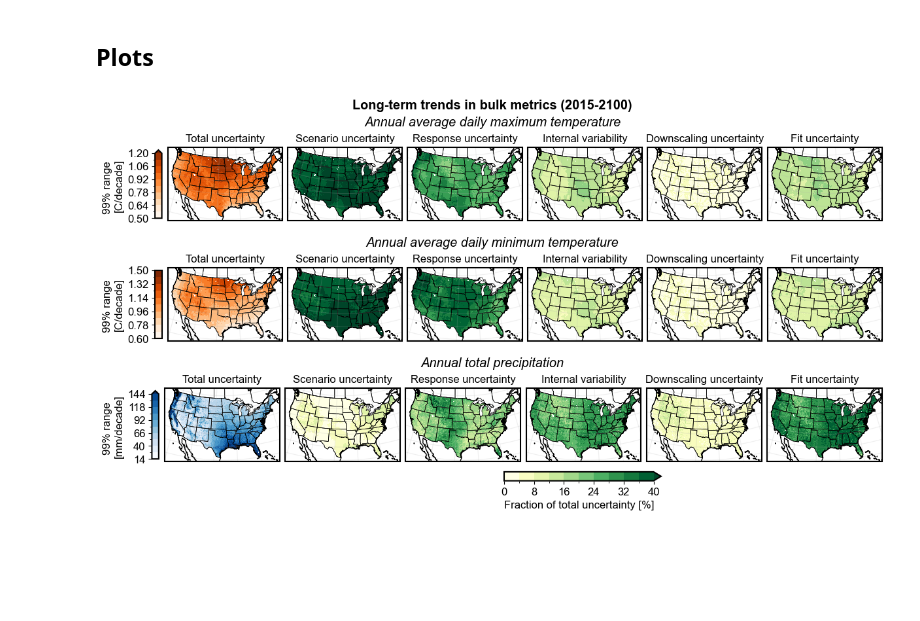
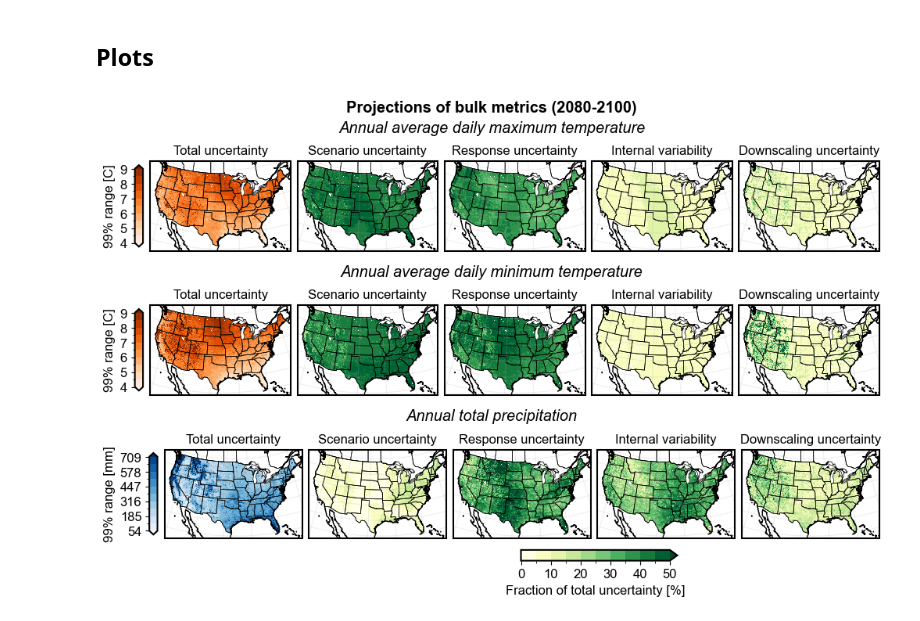
Before and after one commit to david0811/conus_comparison_lafferty-etal-2024, a Jupyter notebook: scripts/03c_sa-averages.ipynb, the cells around one changed output. Cells and saved outputs as stored; diff of their text form; code cells hidden in the pictures; blank space fills up the shorter version.

```diff
--- a/scripts/03c_sa-averages.ipynb
+++ b/scripts/03c_sa-averages.ipynb
@@ -43,11 +43,11 @@ fit_method = None
 stationary = None
 
 # Loop through metrics
-for metric_id in metric_ids:
+for metric_id in metric_ids[:4]:
     # Get variable name
     col_name = metric_id.split("_")[1]
     # Do for each grid
-    for grid in grids:
+    for grid in grids[:1]:
         # Do for each slice
         for proj_slice in proj_slices:
             for hist_slice in hist_slices:
@@ -78,44 +93,46 @@ Done: avg_tas_2040-2060_None_LOCA2grid_nearest.nc
 ## Plots
 # %%
 # Main plot
-proj_slice = '2015-2100'
-return_period = None
+proj_slice = '2080-2100'
+hist_slice = None
+hist_str = f" relative to {hist_slice}" if hist_slice is not None else ""
 grid = 'LOCA2'
 norm = 'uc_99w'
 
-fig = plt.figure(figsize=(12, 5.5), layout='constrained')
+fig = plt.figure(figsize=(10, 5.5), layout='constrained')
 subfigs = fig.subfigures(3, 1, hspace=0.01)
 
-fig.suptitle("Long-term trends in bulk metrics (2015-2100)", fontweight="bold", y=1.07)
+fig.suptitle(f"Projections of bulk metrics ({proj_slice}{hist_str})", fontweight="bold", y=1.08)
 
 # Loop through metrics
 plot_metric_ids = ['avg_tasmax', 'avg_tasmin', 'sum_pr']
+
 for idp, metric_id in enumerate(plot_metric_ids):
-    axs = subfigs[idp].subplots(1, 6, subplot_kw=dict(projection=ccrs.LambertConformal()))
+    axs = subfigs[idp].subplots(1, 5, subplot_kw=dict(projection=ccrs.LambertConformal()))
     p = pu.plot_uc_map(
         metric_id=metric_id,
         proj_slice=proj_slice,
-        hist_slice=None,
-        plot_col="slope",
+        hist_slice=hist_slice,
+        plot_col=metric_id.split("_")[1],
         return_period=None,
         grid=grid,
         fit_method=None,
         stationary=None,
         norm=norm,
-        analysis_type="trend",
-        vmax_uc = 40,
+        analysis_type="averages",
+        vmax_uc = 50,
         fig=subfigs[idp],
         axs=axs,
-        y_title=1.07
+        y_title=1.1
     )
 
 # Create a new axes for the colorbar at the bottom
-cbar_ax = fig.add_axes([0.515, 0.01, 0.2, 0.025])  # [left, bottom, width, height]
+cbar_ax = fig.add_axes([0.5375, 0.01, 0.2, 0.025])  # [left, bottom, width, height]
 
 # Add colorbar using the stored mappable
 cbar = fig.colorbar(p, cax=cbar_ax, orientation='horizontal')
 cbar.set_label('Fraction of total uncertainty [%]')
 
-plt.savefig('../figs/main/figure1.png', dpi=300, bbox_inches='tight')
+plt.savefig('../figs/main/fig1_averages.png', dpi=300, bbox_inches='tight')
 # %% [output]
-[figure, old version]
+[figure, new version]
```
Also changed, not shown: parts of 2 cells of this notebook, 13 other files.
